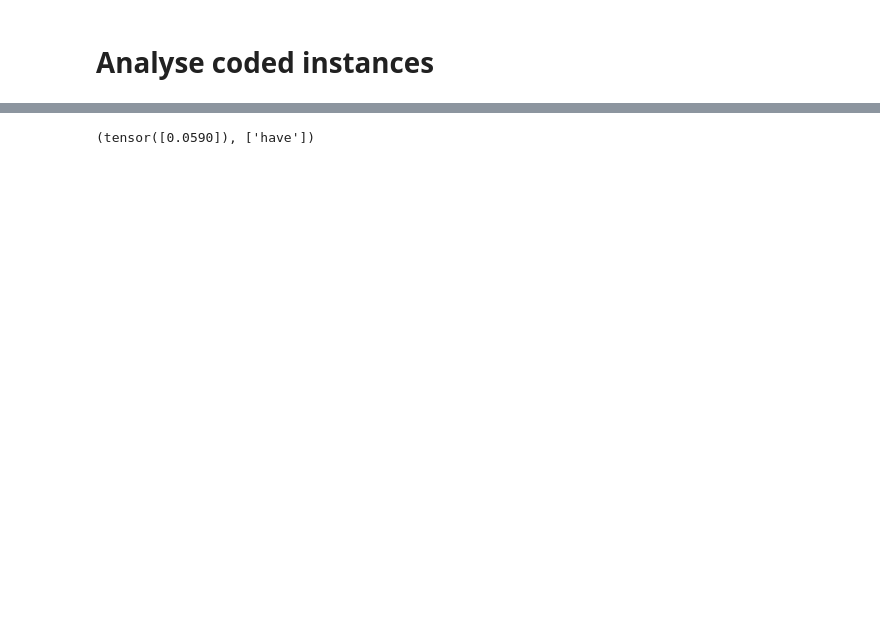
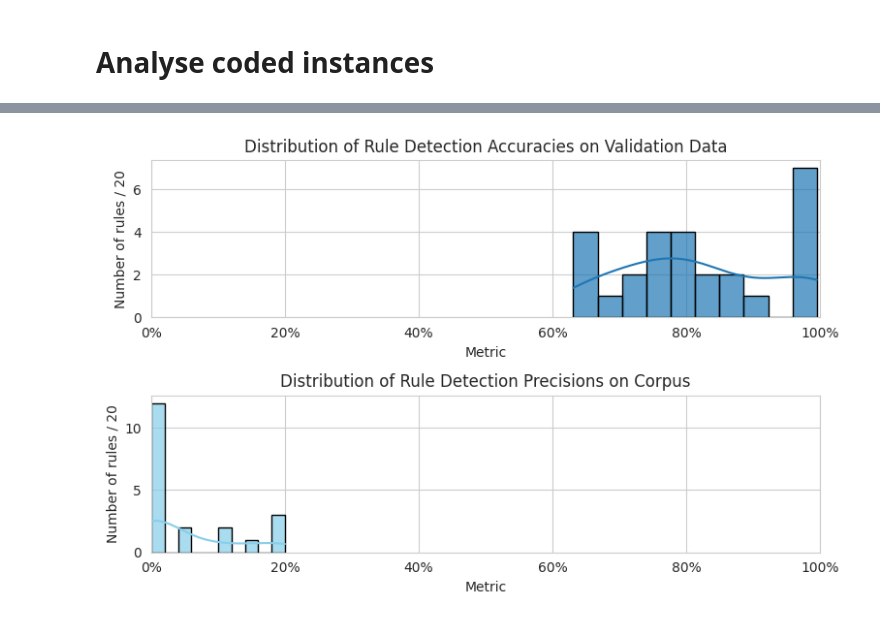
Before and after one commit to shivster2000/grammarctg, a Jupyter notebook: experiments/011_validate_corpus_hits.ipynb, the cells around one changed output, grey strips where cells are left out. Saved outputs shown, nothing was run; the diff lists cells and outputs as text; code cells hidden in the pictures; blank space fills up the shorter version.

Commit message:
update corpus hit experiment

```diff
--- a/experiments/011_validate_corpus_hits.ipynb
+++ b/experiments/011_validate_corpus_hits.ipynb
@@ -40,17 +46,28 @@ for each rule:
 - output rule to user
 - ask for user input until the precision is clear enough
 # %%
+def get_dataset(positives, negatives, others, tokenizer, max_len, others_ratio = 3):
+    unique_positive = list(set(positives)) # remove duplicates
+    unique_negative = list(set(negatives).difference(set(positives))) # remove duplicates and positives
+    num_rands = int(others_ratio * len(unique_negative))
+    random.shuffle(others)
+    sentences = unique_positive + unique_negative + others[:num_rands]
+    labels = [1] * len(unique_positive) + [0] * len(unique_negative) + [0] * len(others[:num_rands])
+    print(sum(labels) / len(labels))
+    return data.SentenceDataset(sentences, labels, tokenizer, max_len)
 def get_trained_classifer(positive, negative, others, classifier=models.RuleDetector(models.bert_encoder), num_epochs=3):
-    dataset = data.get_dataset(positive, negative, others, models.bert_tokenizer, 64, random_negatives=len(others)>0)
+    dataset = get_dataset(positive, negative, others, models.bert_tokenizer, 64)
     train_dataloader, val_dataloader = data.get_loaders(dataset)
-    models.train(classifier, train_dataloader, val_dataloader, num_epochs)
-    return classifier
+    _, accuracy = models.train(classifier, train_dataloader, val_dataloader, num_epochs)
+    return classifier, accuracy
 def get_others(egp, nr):
     return [example for sublist in egp.loc[egp['#'] != nr, 'augmented_examples'].to_list() for example in sublist]
 # %%
 def criterion(coded_instances, min_precision=0.8, num_rules=1):
     correct_per_rule = coded_instances.groupby('#')['correct'].mean()
     return len(correct_per_rule[correct_per_rule > min_precision]) > num_rules
+# %%
+accuracies = {}
 # %%
 while not criterion(coded_instances, num_rules=19):
     rule = egp_examples.sample(1).iloc[0] # sample random rule
@@ -58,14 +75,12 @@ while not criterion(coded_instances, num_rules=19):
     print(f"{rule['type']}: {rule['Can-do statement']} ({rule['SuperCategory']}: {rule['SubCategory']})")
     print(rule['Example'])
 
-    classifier = get_trained_classifer(rule['augmented_examples'], rule['augmented_negative_examples'], get_others(egp_examples, rule['#']))
-    scores, tokens = models.score_corpus(classifier, dataloader, max_positive=250, max_batches=1250)
-    results = [(score, token, sample) for score, token, sample in zip(scores, tokens, sentences[:len(scores)]) if score > 0.5]
-    sorted_results = iter(sorted(results, key=lambda x: x[0], reverse=True))
+    classifier, accuracy = get_trained_classifer(rule['augmented_examples'], rule['augmented_negative_examples'], get_others(egp_examples, rule['#']), num_epochs=5)
+    accuracies[rule['#']] = accuracy
+    scores, tokens = models.score_corpus(classifier, dataloader, max_positive=250, max_batches=250)
+    results = iter([(score, token, sample) for score, token, sample in zip(scores, tokens, sentences[:len(scores)]) if score > 0.5])
     while len(coded_instances[coded_instances['#'] == rule['#']]) < 20:
-        if len(coded_instances[coded_instances['#'] == rule['#']]) >= 10: # check if we have at least 40% after 10 instances
-            if not criterion(coded_instances[coded_instances['#'] == rule['#']], 0.4, 0): break
-        score, token, sample = next(sorted_results)
+        score, token, sample = next(results)
         user_response = input(f"{sample}")
         new_row = pd.DataFrame({'#': [rule['#']],
              'sentence': [sample],
@@ -262,4 +149,17 @@ Accuracy: 1.0
-# %%
-probe_model(classifier, ['I should have been fallen for her.'])
-# %% [output]
-(tensor([0.0590]), ['have'])
+# %%
+def plot_histogram(ax, data):
+    sns.histplot(ax=ax, data=data, bins=10, kde=True, color="skyblue", edgecolor='black', alpha=0.7, legend=False)
+    ax.set_ylabel(f"Number of rules / {len(correct_per_rule)}")
+    ax.set_xlabel("Metric")
+    ax.xaxis.set_major_formatter(FuncFormatter(lambda x, _: f'{x*100:.0f}%'))
+    ax.set_xlim(0, 1)
+
+fig, axs = plt.subplots(2, 1, figsize=(8, 5))
+plot_histogram(axs[0], accuracies.values())
+axs[0].set_title("Distribution of Rule Detection Accuracies on Validation Data")
+plot_histogram(axs[1], list(correct_per_rule))
+axs[1].set_title("Distribution of Rule Detection Precisions on Corpus")
+plt.tight_layout()
+plt.show()
+# %% [output]
+[figure, added]
```
Also changed, not shown: parts of 13 cells of this notebook, 7 other files.
